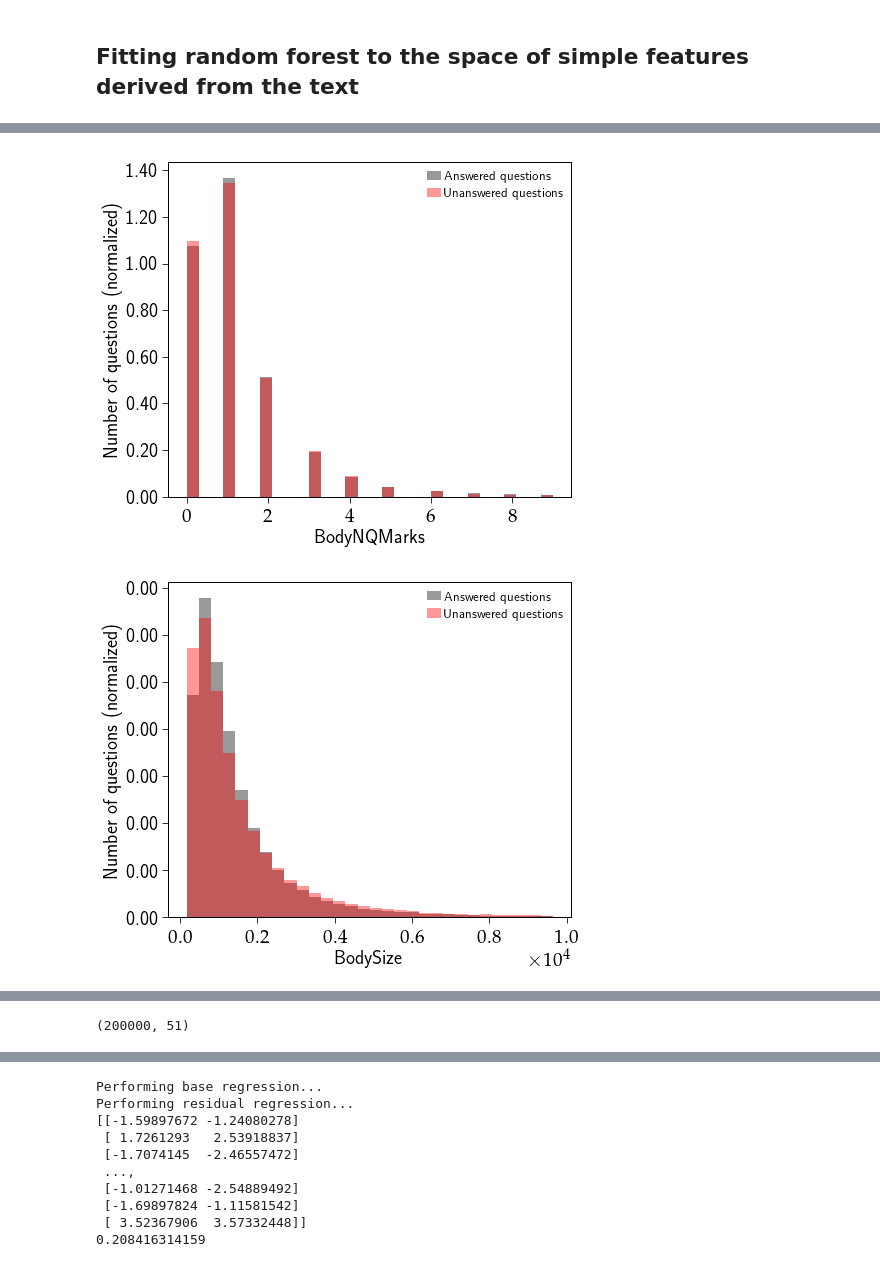
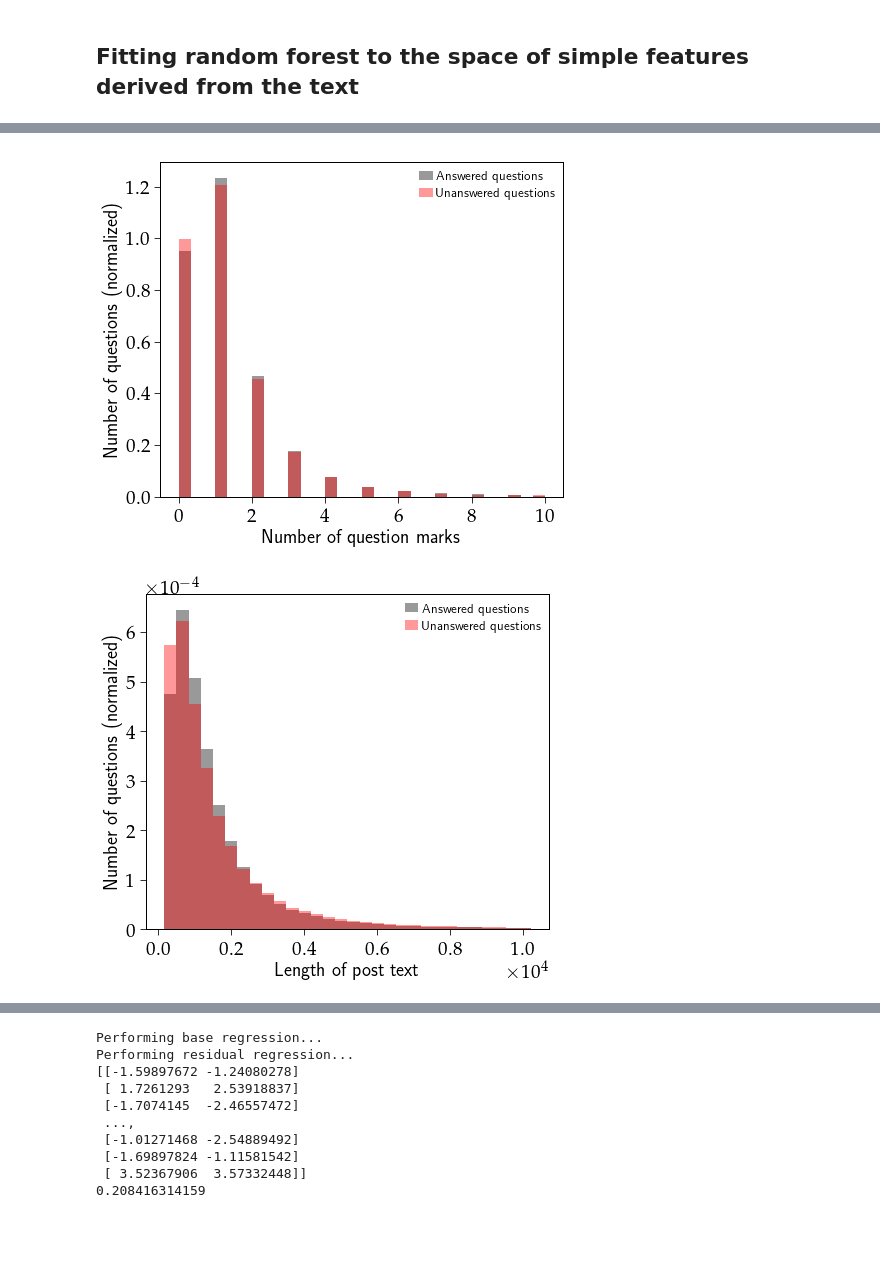
Before and after one commit to AkagiShigeru/incubator-overflow, a Jupyter notebook: stackoverflow-answer.ipynb, the cells around one changed output, grey strips where cells are left out. Saved outputs shown, nothing was run; the diff lists cells and outputs as text; code cells hidden in the pictures; blank space fills up the shorter version.

```diff
--- a/stackoverflow-answer.ipynb
+++ b/stackoverflow-answer.ipynb
@@ -144,10 +145,6 @@ ndays = 7
 # dthours = qs.dt_answer.dt.total_seconds() * 1. / 3600
 cols = ["AnswerCount", "BodyNCodes", "BodyNQMarks", "BodySize",
         "titlelen", "nwords", "ordersum", "ordermean", "orderstd", "ratio", "Score", "prob_bern"]
-
-desc = ["Number of replies", "Number of code tags", "Number of question marks", "Length of post text",
-        "Length of title", "Number of meaningful words", "Word prevalence (sum)", "Word prevalence (average)",
-        "Word prevalence (std)", "Ratio of number of verbs to nouns", "Question score", "Joined bernoulli probability of words"]
 
 xqbins = mquantiles(qs.dt_accanswer_hour[m], np.linspace(0, 1, 15))
 
@@ -161,7 +158,7 @@ for i, col in enumerate(cols):
 #     print quants
     plt.figure(figsize=(8, 6))
     plt.xlabel(r"Time to accepted answer / hours")
-    plt.ylabel(r"%s" % desc[i])
+    plt.ylabel(r"%s" % cols_desc[col])
 #     plt.plot(dthours, qs[col], "k.")
     QuickSlicePlot(qs.dt_accanswer_hour[m], qs[m][col], qs.dt_accanswer_hour[m], zbins=1, yrange=quants[1:-1],
 #                    xRange=[0, ndays * 24], xbins=2 * ndays, draw="amvs",
@@ -204,23 +203,23 @@ qs["weekday"] = qs.CreationDate.dt.dayofweek
 qs["day"] = qs.CreationDate.dt.dayofyear
 # training and testing samples
 qs = shuffle(qs)
-print len(qs)
+print "Length of the whole shuffled question df:", len(qs)
 # limiting to questions with accepted answer for training
 qsgood = qs[np.isfinite(qs.dt_accanswer_hour)]
-# qsgood = qs[np.isfinite(qs)]
+
 # for training, consider only first weeks for answer time (due to reweighting)
-qsgood = qsgood[qsgood.dt_accanswer_hour <= 14 * 24]
+# qsgood = qsgood[qsgood.dt_accanswer_hour <= 14 * 24]
 qsgood = qsgood[qsgood.dt_accanswer_hour > 0]
-print len(qsgood)
-train = 200000
+print "Number of good (selected) questions with accepted answer:", len(qsgood)
+train = 150000
 qstrain = qsgood.iloc[:train]
 qstest = qsgood.iloc[train:]
-print len(qstrain)
-print len(qstest)
+print "Length of the training set:", len(qstrain)
+print "Length of the testing set:", len(qstest)
 
 label = "dt_accanswer_hour"
 
 # sample with no answers, aka the ultimate testing sample
 qsnone = qs[qs.AnswerCount == 0]
-print len(qsnone)
+print "Number of questions without answer:", len(qsnone)
 # %% [output]
@@ -288,14 +287,14 @@ for col in cols:
     quants = mquantiles(cvals, prob=np.linspace(0.01, 0.99, 30))
     plt.figure(figsize=(8, 6))
     plt.ylabel(r"Number of questions (normalized)")
-    plt.xlabel(col.replace("_norm", ""))
+    plt.xlabel(cols_desc[col])
     plt.hist(qstrain[col], range=[min(quants), max(quants)], bins=30,
              color="k", histtype="stepfilled", alpha=0.4, lw=2,
              label="Answered questions", density=True)
     plt.hist(qsnone[col], range=[min(quants), max(quants)], bins=30,
              color="r", histtype="stepfilled", alpha=0.4, lw=2,
              label="Unanswered questions", density=True)
-    plt.gca().yaxis.set_major_formatter(FormatStrFormatter("%.2f"))
+#     plt.gca().yaxis.set_major_formatter(FormatStrFormatter("%.2f"))
     plt.legend(loc="best")
     plt.savefig("./plots/histcomp_%s.pdf" % col.replace("_norm", ""))
 # %% [output]
@@ -303,2 +302,2 @@ for col in cols:
-[figure, old version]
+[figure, new version]
-[figure, old version]
+[figure, new version]
@@ -309,5 +310 @@ for col in cols:
-# %%
-qstrain.loc[pd.notnull(qstrain.all(axis=1))].shape
-# %% [output]
-(200000, 51)
 # %%
```
Also changed, not shown: parts of 19 cells of this notebook, 1 other file.
